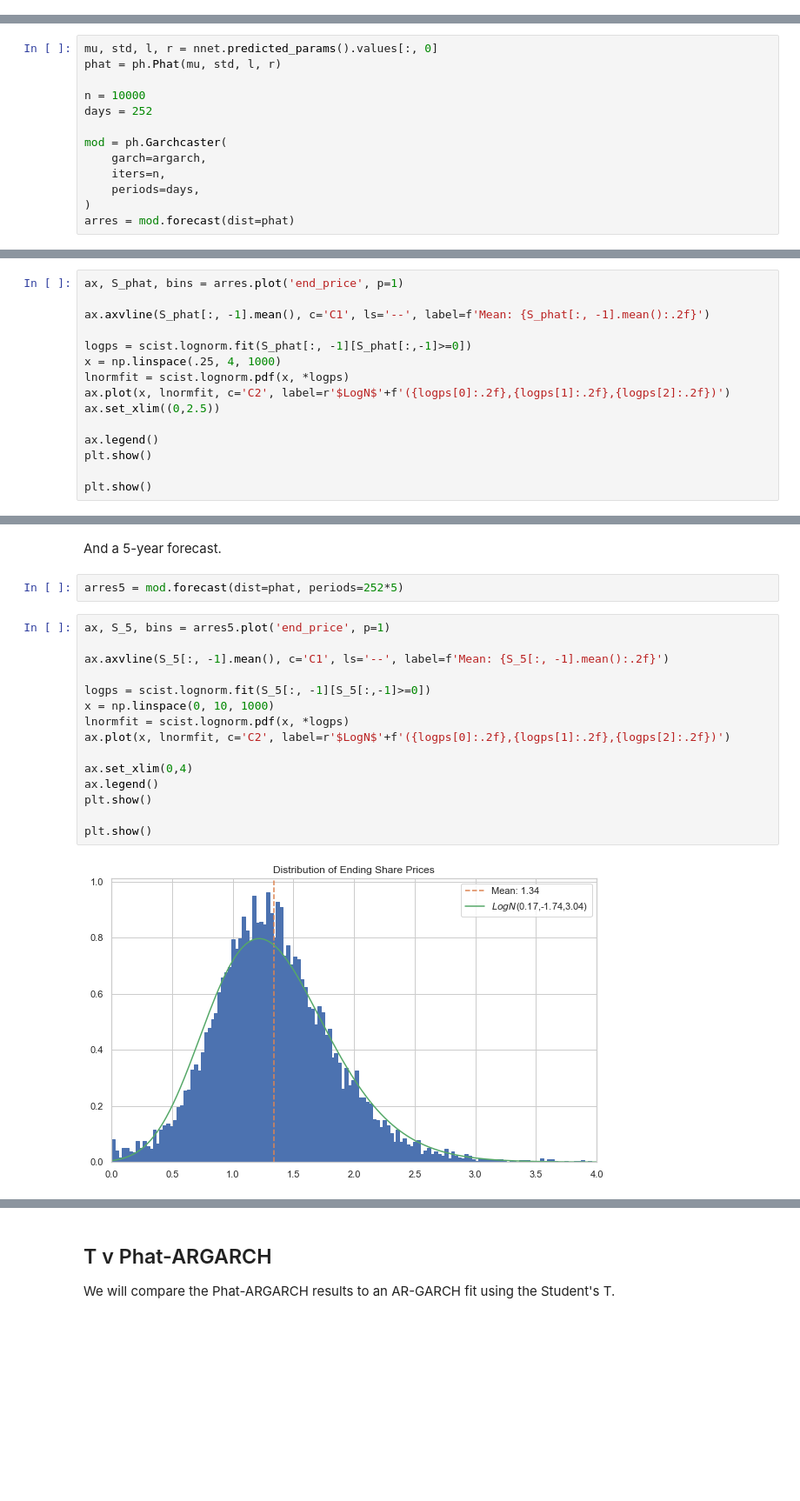
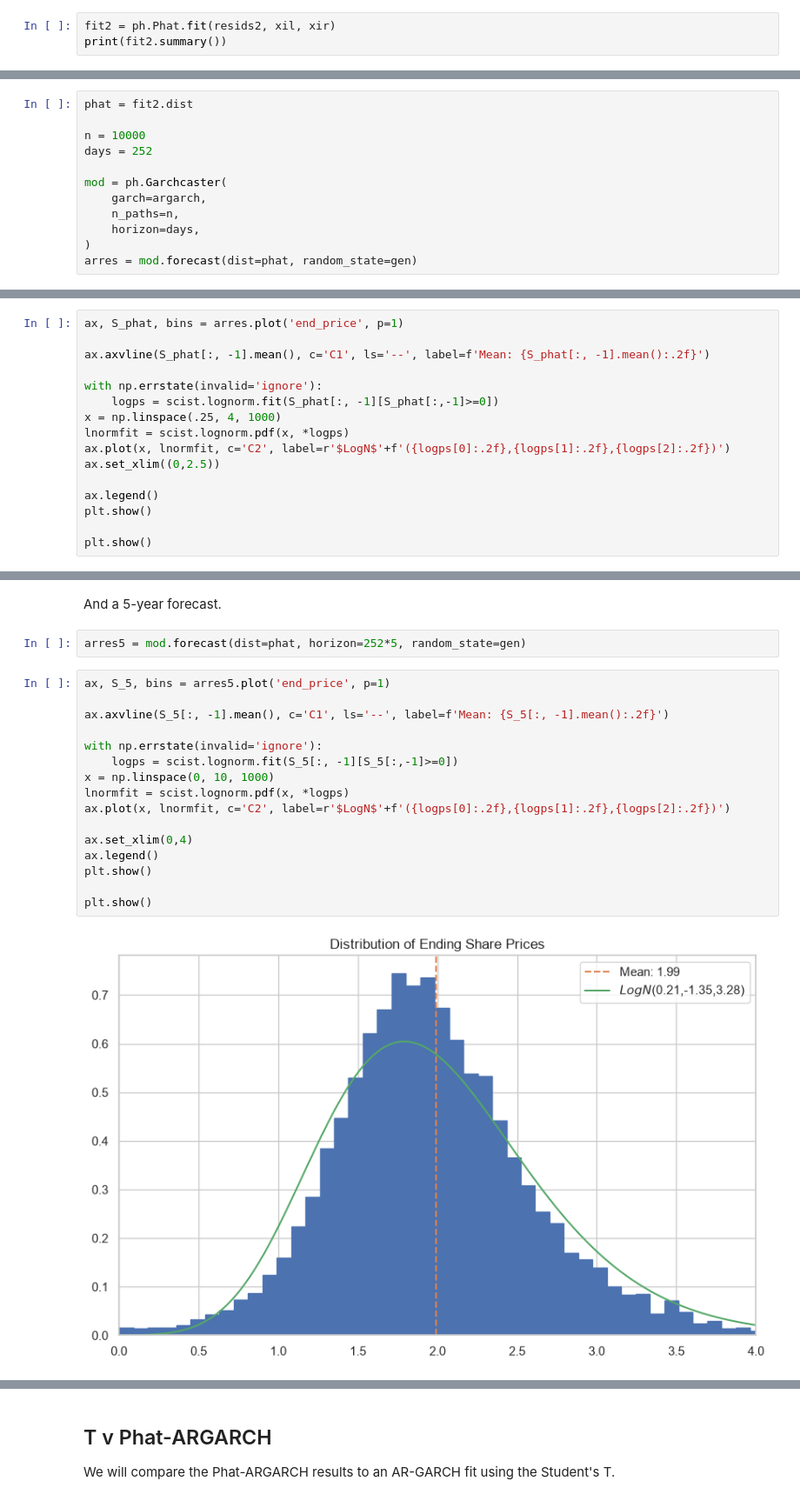
Before and after one commit to rjskene/phat, a Jupyter notebook: docs/notebooks/phatgarch.ipynb, the cells around one changed output, grey strips where cells are left out. Shown at 87% size. Drawn from its saved outputs; the diff is of its cells as text; blank space fills up the shorter version.

```diff
--- a/docs/notebooks/phatgarch.ipynb
+++ b/docs/notebooks/phatgarch.ipynb
@@ -551,0 +477,3 @@ Epoch 00015: early stopping
+# %%
+fit2 = ph.Phat.fit(resids2, xil, xir)
+print(fit2.summary())
@@ -552,18 +487,17 @@ Epoch 00015: early stopping
 # %% [markdown]
 We show a 1-year forecast.
 # %%
-mu, std, l, r = nnet.predicted_params().values[:, 0]
-phat = ph.Phat(mu, std, l, r)
+phat = fit2.dist
 
 n = 10000
 days = 252
 
 mod = ph.Garchcaster(
     garch=argarch,
-    iters=n,
-    periods=days,
+    n_paths=n,
+    horizon=days,
 )
-arres = mod.forecast(dist=phat)
+arres = mod.forecast(dist=phat, random_state=gen)
 # %%
 fig, ax1 = plt.subplots(1,1,figsize=(10,6))
 
@@ -581,7 +515,8 @@ ax, S_phat, bins = arres.plot('end_price', p=1)
 
 ax.axvline(S_phat[:, -1].mean(), c='C1', ls='--', label=f'Mean: {S_phat[:, -1].mean():.2f}')
 
-logps = scist.lognorm.fit(S_phat[:, -1][S_phat[:,-1]>=0])
+with np.errstate(invalid='ignore'):
+    logps = scist.lognorm.fit(S_phat[:, -1][S_phat[:,-1]>=0])
 x = np.linspace(.25, 4, 1000)
 lnormfit = scist.lognorm.pdf(x, *logps)
 ax.plot(x, lnormfit, c='C2', label=r'$LogN$'+f'({logps[0]:.2f},{logps[1]:.2f},{logps[2]:.2f})')
@@ -616,24 +551,25 @@ pd.DataFrame(list(zip(logqs, arres_actual)), index=qs, columns=['Lognorm', 'PHAT
 # %% [markdown]
 And a 5-year forecast.
 # %%
-arres5 = mod.forecast(dist=phat, periods=252*5)
+arres5 = mod.forecast(dist=phat, horizon=252*5, random_state=gen)
 # %%
 ax, S_5, bins = arres5.plot('end_price', p=1)
 
 ax.axvline(S_5[:, -1].mean(), c='C1', ls='--', label=f'Mean: {S_5[:, -1].mean():.2f}')
 
-logps = scist.lognorm.fit(S_5[:, -1][S_5[:,-1]>=0])
+with np.errstate(invalid='ignore'):
+    logps = scist.lognorm.fit(S_5[:, -1][S_5[:,-1]>=0])
 x = np.linspace(0, 10, 1000)
 lnormfit = scist.lognorm.pdf(x, *logps)
 ax.plot(x, lnormfit, c='C2', label=r'$LogN$'+f'({logps[0]:.2f},{logps[1]:.2f},{logps[2]:.2f})')
 
 ax.set_xlim(0,4)
 ax.legend()
 plt.show()
 
 plt.show()
 # %% [output]
-[figure, old version]
+[figure, new version]
 # %%
 l_crit = 1/np.logspace(1,5,5)
 r_crit = 1 - l_crit
```
Also changed, not shown: parts of 120 cells of this notebook, 4 other files.
